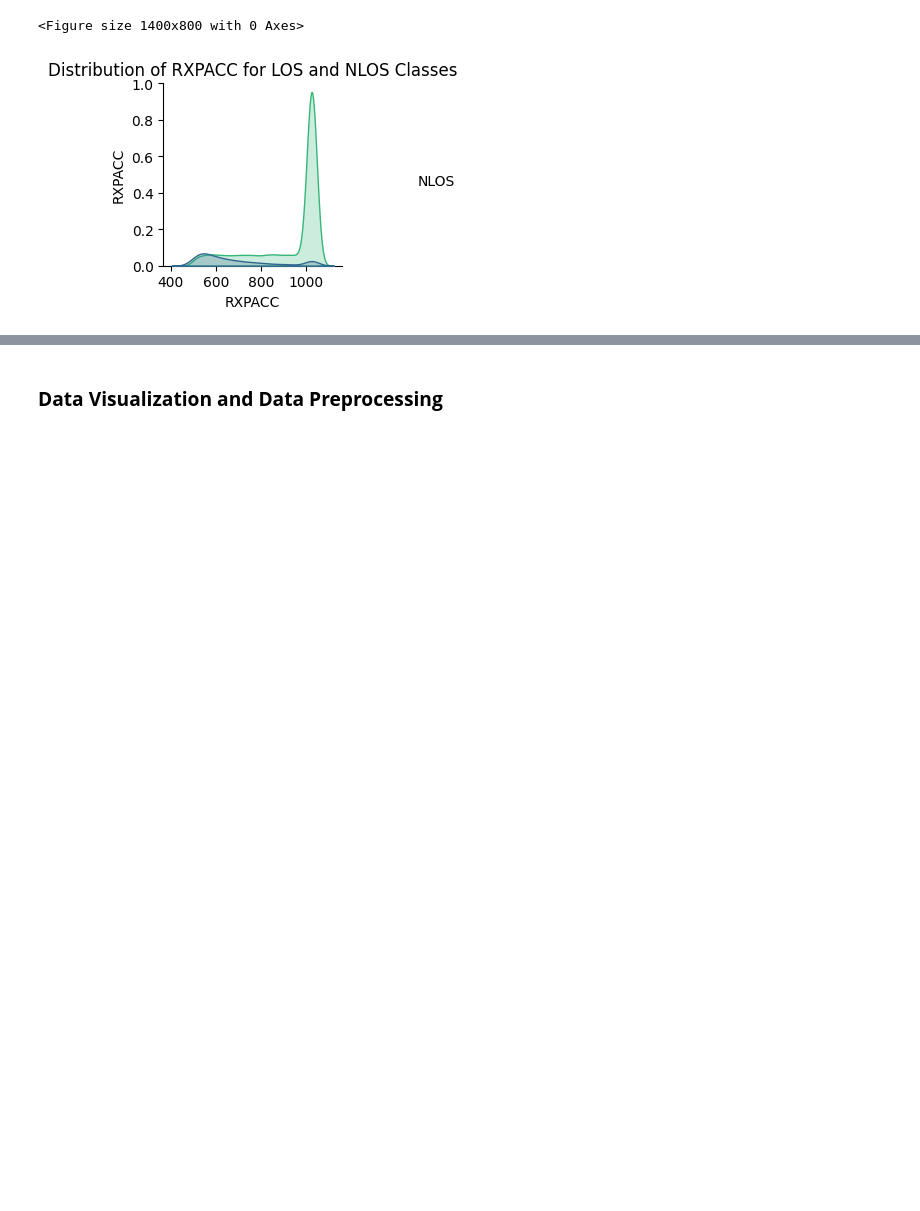
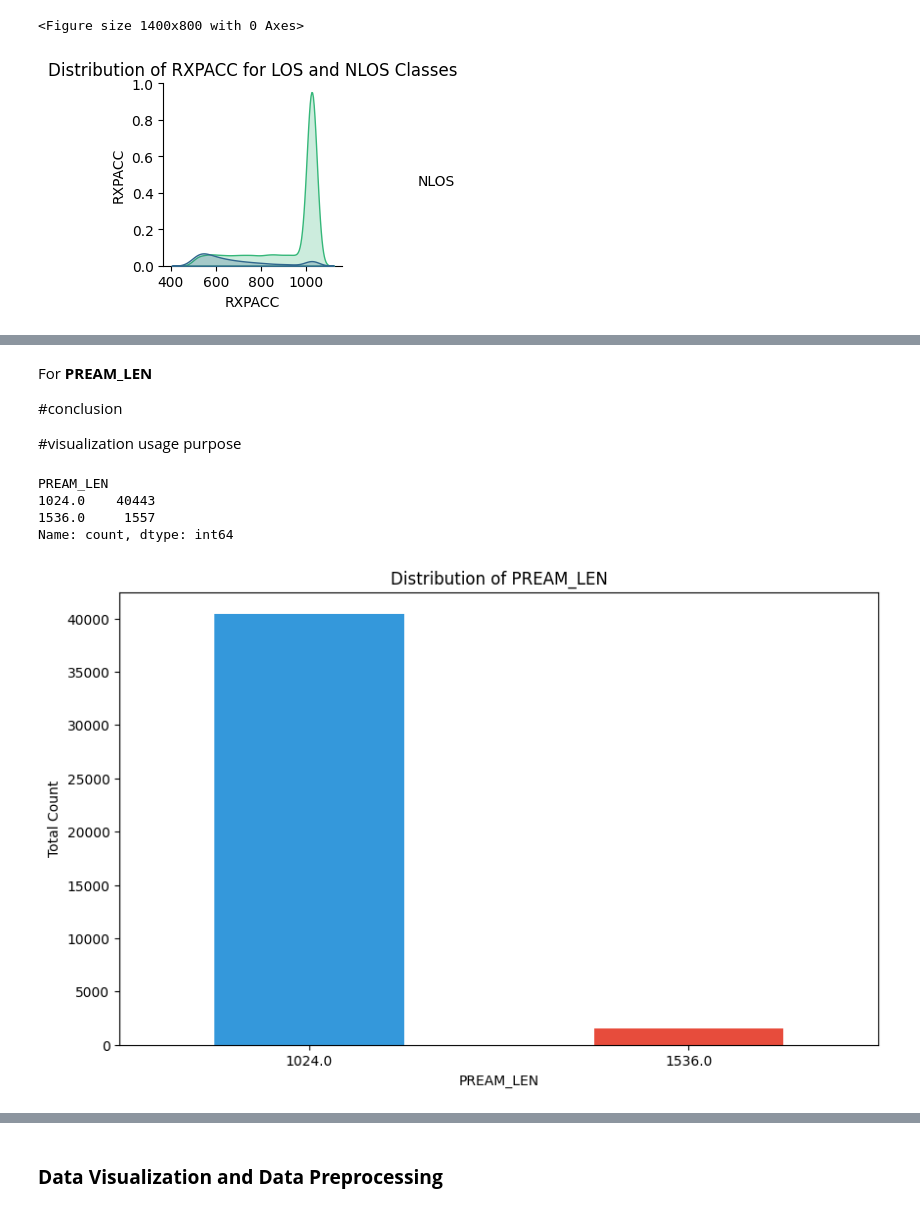
Before and after one commit to janaveniice/UoG-DA_Group17, a Jupyter notebook: los-nlos-model/model.ipynb, the cells around one changed output, grey strips where cells are left out. Saved outputs shown, nothing was run; the diff lists cells and outputs as text; code cells hidden in the pictures; blank space fills up the shorter version.

```diff
--- a/los-nlos-model/model.ipynb
+++ b/los-nlos-model/model.ipynb
@@ -518,0 +585,24 @@ plt.show()
+# %% [markdown]
+For **PREAM_LEN**
+
+#conclusion
+
+#visualization usage purpose
+# %%
+# Count occurrences of 'FRAME_LEN' values
+count_PREAM_LEN = df_clean["PREAM_LEN"].value_counts()
+print(count_PREAM_LEN)
+
+# Plot the distribution
+plt.figure(figsize=(10, 6))
+count_PREAM_LEN.plot.bar(color=["#3498db", "#e74c3c"])
+plt.title("Distribution of PREAM_LEN")
+plt.ylabel("Total Count")
+plt.xticks(rotation=0)
+plt.show()
+# %% [output]
+PREAM_LEN
+1024.0    40443
+1536.0     1557
+Name: count, dtype: int64
+[figure, added]
```
Also changed, not shown: parts of 10 cells of this notebook.
